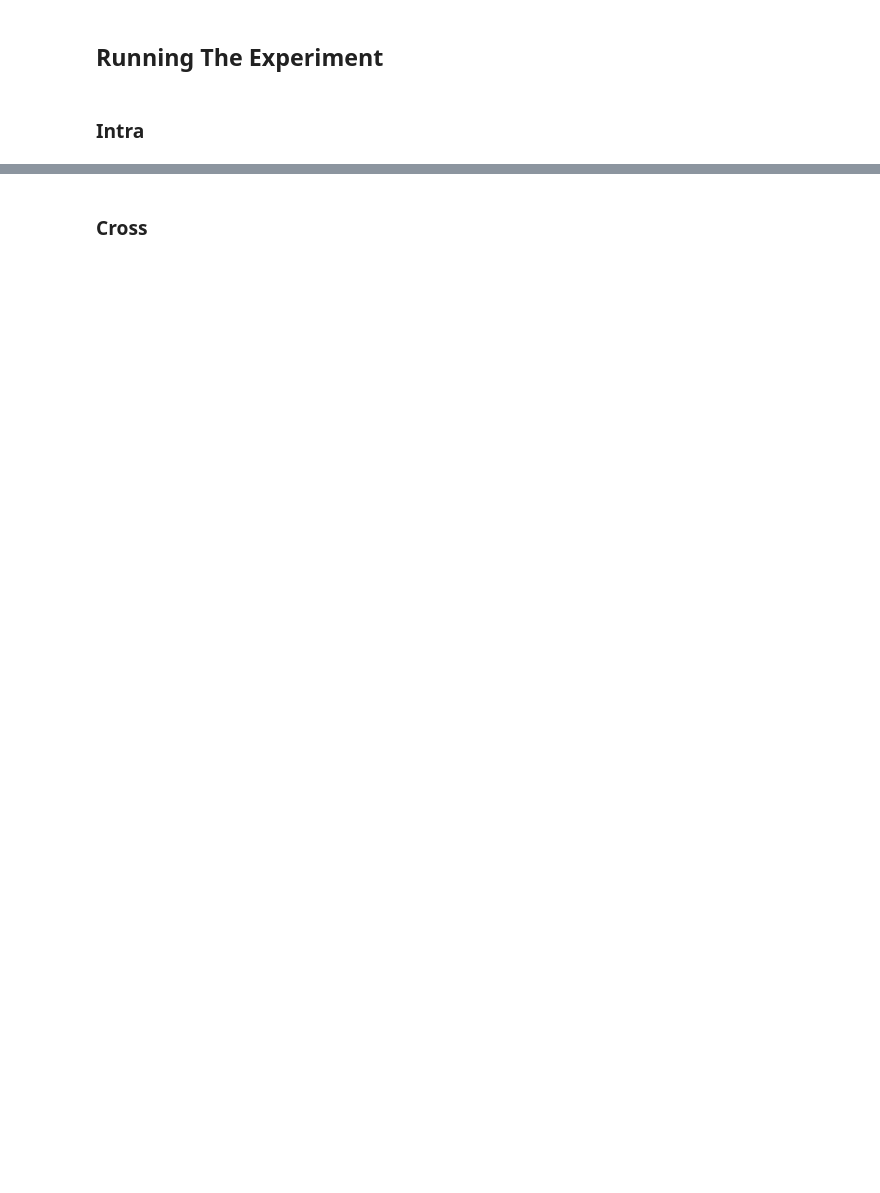
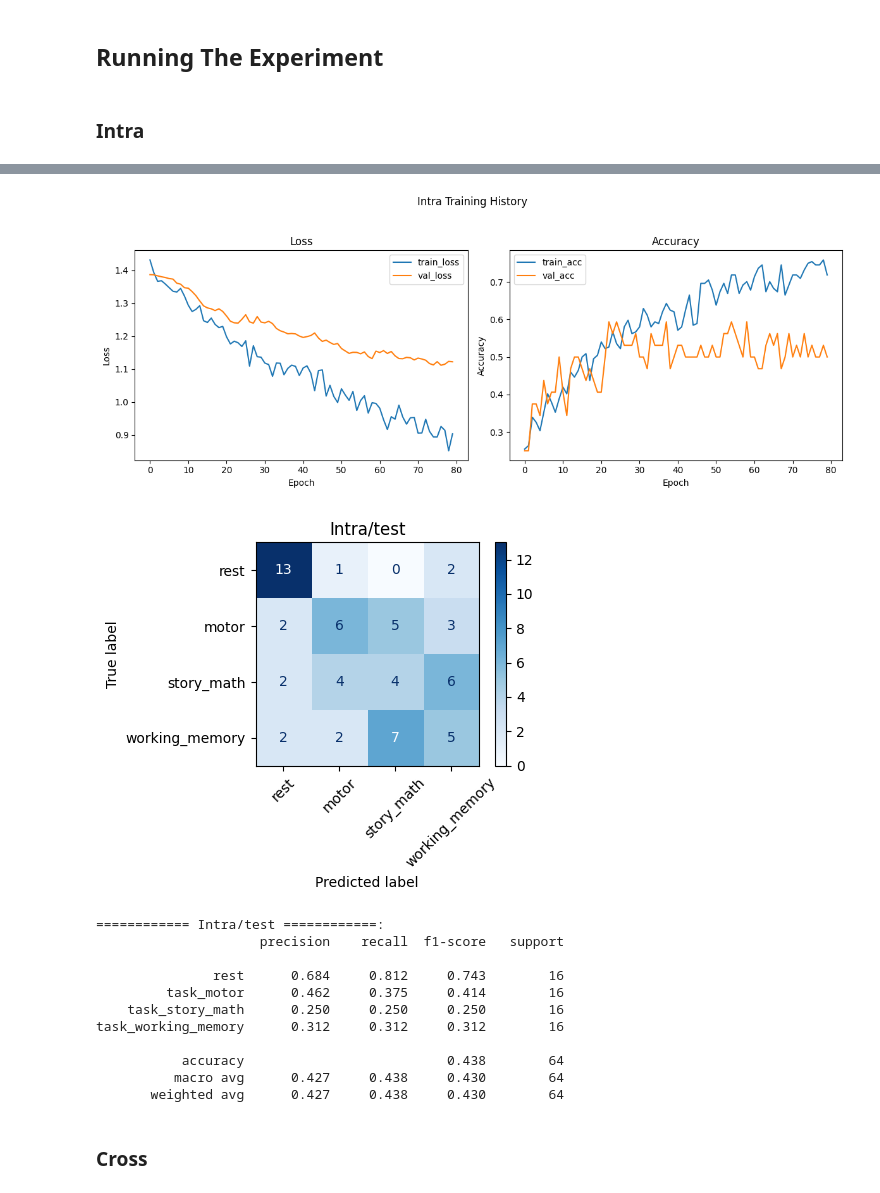
Before and after one commit to jolyeline/DL, a Jupyter notebook: Assignment_2/notebooks/eeg_net.ipynb, the cells around one changed output, grey strips where cells are left out. Cells and saved outputs as stored; diff of their text form; code cells hidden in the pictures; blank space fills up the shorter version.

```diff
--- a/Assignment_2/notebooks/eeg_net.ipynb
+++ b/Assignment_2/notebooks/eeg_net.ipynb
@@ -301,17 +321,31 @@ def EEGNet(n_channels=N_SENSORS, # number of sensors (248)
 ## Train and Evaluate
 # %%
 
-def run_eegnet(train_files, validation_files, test_files, epochs = 30, batch_size = 32, lr = 5e-4, save_path = None):
+def run_eegnet(train_files, validation_files, test_files, epochs = 30, batch_size = 32, lr = 5e-4, save_path = None, use_subject_norm=False):
+
+   # compute subject stats for normalization if needed (for cross)
+   if use_subject_norm:
+      print("Computing per-subject statistics for normalization...")
+
+      # train and validation have the same subjects (but different files), so we can compute the stats on the combined set of train and validation files
+      train_val_stats = compute_subject_stats(list(train_files) + list(validation_files))
+
+      # for test files we compute stats separately for each test set, since they have different subjects
+      test_stats = {name: compute_subject_stats(files) for name, files in test_files.items()}
+   else:
+      train_val_stats = None
+      test_stats = {name: None for name in test_files}
+
 
    # build datasets
    print('Building training dataset')
-   X_train, y_train = build_dataset(train_files)
+   X_train, y_train = build_dataset(train_files, subject_stats=train_val_stats)
 
    print('Building validation dataset')
-   validation_data = build_dataset(validation_files)
+   validation_data = build_dataset(validation_files, subject_stats=train_val_stats)
 
    print('Building test dataset')
-   test_data = {name : build_dataset(files) for name, files in test_files.items()}
+   test_data = {name : build_dataset(files, subject_stats=test_stats[name]) for name, files in test_files.items()}
 
 
    # build model
@@ -417,6 +529,6 @@ def run_intra(epochs=80, seed=42):
     return run_eegnet(train_files, validation_files, test_files, batch_size=16, epochs=epochs)
 # %%
-# intra_model, intra_history, intra_results , intra_predictions = run_intra()
+intra_model, intra_history, intra_results , intra_predictions = run_intra()
 # %% [output]
 Building training dataset
 Loaded 224 windows from 28 files. Class distribution: [56 56 56 56]
@@ -438,3 +550,19 @@ Intra/test: loss=1.061, accuracy=0.594
+# %%
+visualize_results(intra_history, intra_predictions, title_prefix='Intra', save_dir=Path('./results'))
+# %% [output]
+[figure, added]
+[figure, added]
+============ Intra/test ============:
+                     precision    recall  f1-score   support
+
+               rest      0.684     0.812     0.743        16
+         task_motor      0.462     0.375     0.414        16
+    task_story_math      0.250     0.250     0.250        16
+task_working_memory      0.312     0.312     0.312        16
+
+           accuracy                          0.438        64
+          macro avg      0.427     0.438     0.430        64
+       weighted avg      0.427     0.438     0.430        64
 # %% [markdown]
 ### Cross
 # %%
```
Also changed, not shown: parts of 13 cells of this notebook, 6 other files.
